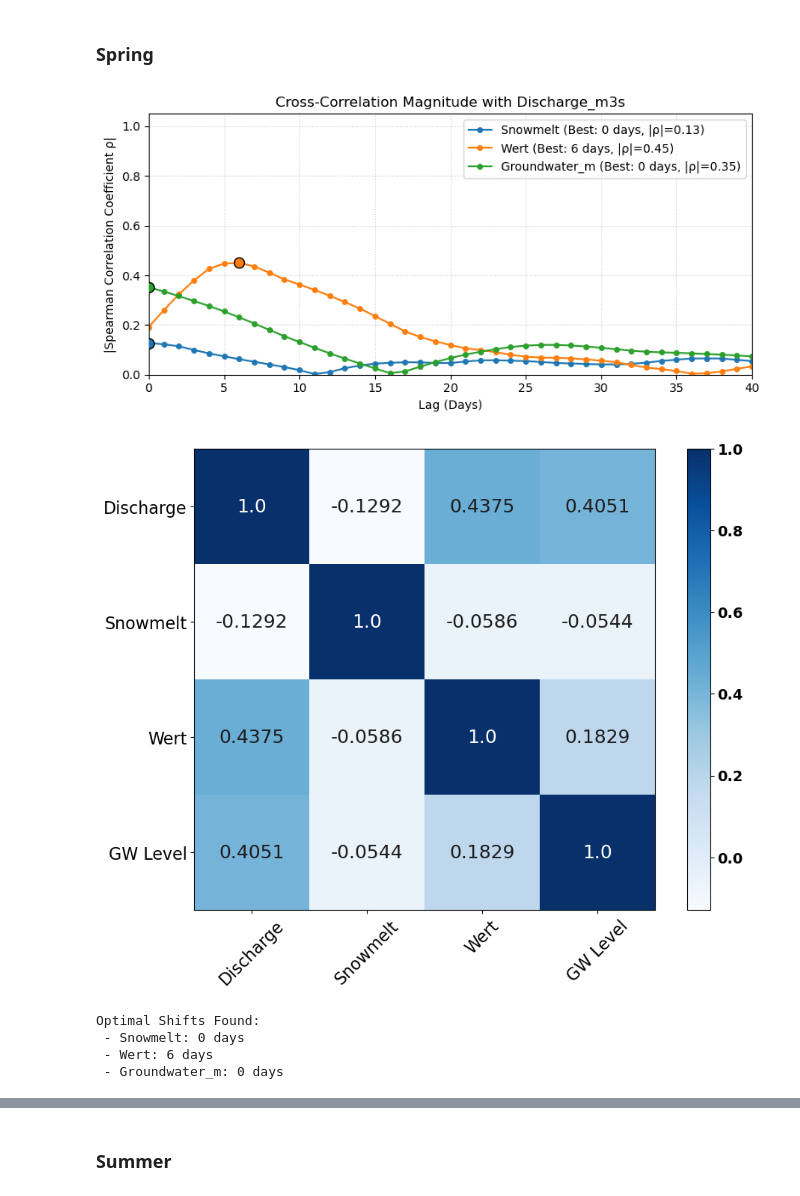
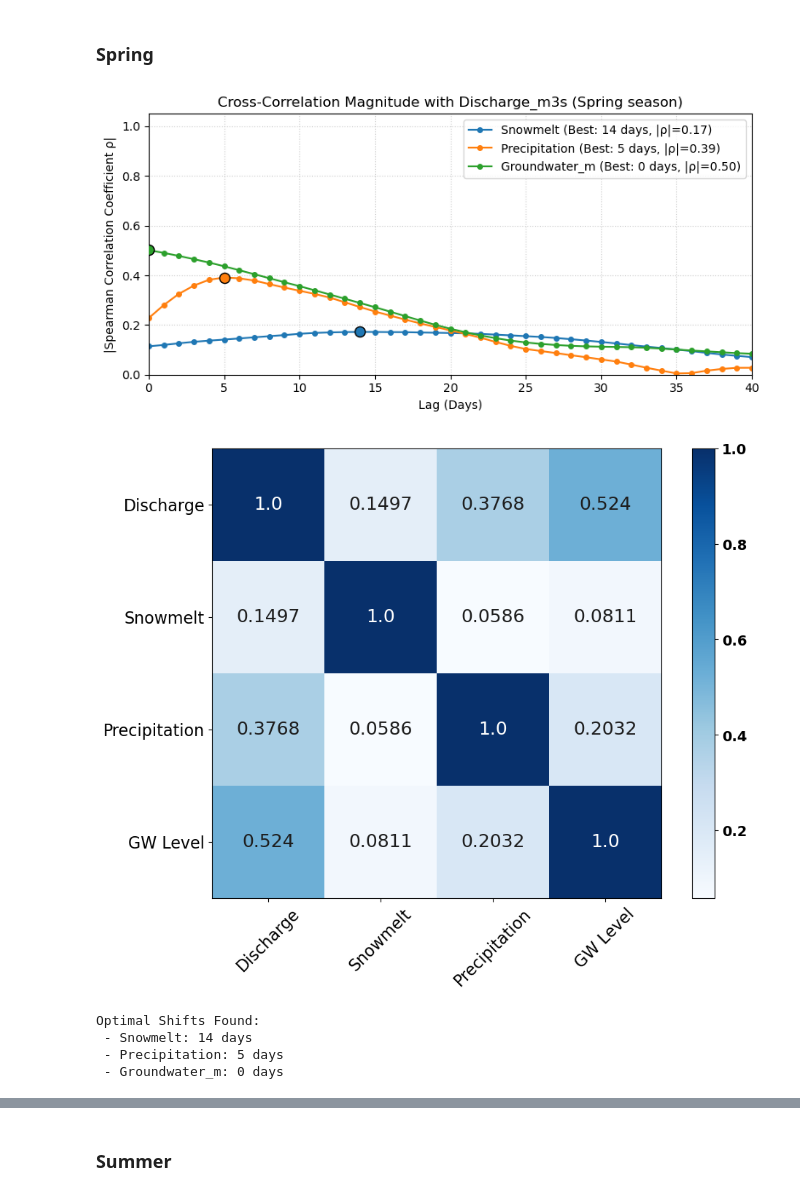
Before and after one commit to Loe-SS/MORE, a Jupyter notebook: NPBN_Analysis.ipynb, the cells around one changed output, grey strips where cells are left out. Cells and saved outputs as stored; diff of their text form; code cells hidden in the pictures.

```diff
--- a/NPBN_Analysis.ipynb
+++ b/NPBN_Analysis.ipynb
@@ -591,0 +574,10 @@ plt.show()
+# %%
+df_snowmelt['smlt'] = df_snowmelt['smlt'].rolling(window=5, min_periods=1).sum()
+s_snowmelt = get_clean_series(df_snowmelt, "Snowmelt")
+
+df_final_seasonality = pd.concat([s_discharge, s_snowmelt, s_precip_system_memory, s_ground], axis=1)
+df_final_seasonality = df_final_seasonality.rename(columns={'Wert': 'Precipitation'})
+df_final_seasonality = df_final_seasonality.sort_index()
+df_final_seasonality = df_final_seasonality.dropna()
+
+display(df_final_seasonality.head())
@@ -616,7 +608,7 @@ parents1[2] = [0]  # Precipitation is the parent of Discharge
 parents1[3] = [0]  # Groundwater is the parent of Discharge
 
 target_var = 'Discharge_m3s'
-parents = ['Snowmelt', 'Wert', 'Groundwater_m']
+parents = ['Snowmelt', 'Precipitation', 'Groundwater_m']
 
 plt.figure(figsize=(8, 4))
 
@@ -646,7 +638,7 @@ for col, lag in best_lags.items():
         pass
 
 df_shifted_seasonality = df_shifted_seasonality.dropna()
-plt.title(f'Cross-Correlation Magnitude with {target_var}')
+plt.title(f'Cross-Correlation Magnitude with {target_var} (Full year)')
 plt.xlabel('Lag (Days)')
 plt.ylabel('|Spearman Correlation Coefficient ρ|')
 plt.xlim(0, 40)
@@ -656,7 +648,7 @@ plt.legend()
 plt.tight_layout()
 plt.show
 
-R_BN_1_seasonality = bn_rankcorr(parents1, df_shifted_seasonality, var_names=['Discharge', 'Snowmelt', 'Wert', 'GW Level'], is_data=True, plot=True)
+R_BN_1_seasonality_full_year = bn_rankcorr(parents1, df_shifted_seasonality, var_names=['Discharge', 'Snowmelt', 'Precipitation', 'GW Level'], is_data=True, plot=True)
 
 print("Optimal Shifts Found:")
 for p, k in best_lags.items():
@@ -670 +662,6 @@ Optimal Shifts Found:
  - Groundwater_m: 0 days
+# %%
+data = df_final_seasonality
+unity_data = unity(data)
+# sns.pairplot(unity_data, height=1.5,plot_kws=dict(size=.1))
+M = cvm_statistic(data, plot=1, names=data.columns,fig_name='CvM')
@@ -670,0 +670,13 @@ Optimal Shifts Found:
+# %%
+#Transform data to standard normal and store it in a DataFrame
+standard_data = pd.DataFrame(sd_normal(data), columns=data.columns)
+
+#Compute pearson correlation matrix
+rho_N = np.corrcoef(standard_data, rowvar=False) # PEARSON!
+
+#Transform to rank correlation matrix
+R_N = 6 / np.pi * np.arcsin(rho_N / 2)
+
+R_e = stats.spearmanr(data)[0]
+
+display(standard_data.head())
@@ -728,10 +796,10 @@ Optimal Shifts Found:
 # %% [markdown]
 ### Spring
 # %%
-df_spring = df_final_seasonality[df_final_seasonality.index.month.isin([3, 4, 5])].copy()
+df_spring = df_final_seasonality[df_final_seasonality.index.month.isin([3, 4, 5, 6, 7])].copy()
 
 target_var = 'Discharge_m3s'
-parents = ['Snowmelt', 'Wert', 'Groundwater_m']
+parents = ['Snowmelt', 'Precipitation', 'Groundwater_m']
 
 plt.figure(figsize=(8, 4))
 
@@ -747,38 +815,38 @@ for parent in parents:
 
     p = plt.plot(lags, abs_corrs, marker='o', markersize=4,
                  label=f'{parent} (Best: {best_k} days, |ρ|={max_r:.2f})')
 
     color = p[0].get_color()
     plt.scatter(best_k, max_r, s=75, color=color, edgecolors='black', zorder=5)
 
 df_shifted_spring = df_spring.copy()
 for col, lag in best_lags.items():
     if lag > 0:
         new_name = f"{col}_lag{lag}"
         df_shifted_spring[col] = df_shifted_spring[col].shift(lag)
     else:
         pass
 
 df_shifted_spring = df_shifted_spring.dropna()
-plt.title(f'Cross-Correlation Magnitude with {target_var}')
+plt.title(f'Cross-Correlation Magnitude with {target_var} (Spring season)')
 plt.xlabel('Lag (Days)')
 plt.ylabel('|Spearman Correlation Coefficient ρ|')
 plt.xlim(0, 40)
 plt.ylim(0, 1.05)
 plt.grid(True, linestyle=':', alpha=0.6)
 plt.legend()
 plt.tight_layout()
 plt.show
 
-R_BN_1_seasonality = bn_rankcorr(parents1, df_shifted_spring, var_names=['Discharge', 'Snowmelt', 'Wert', 'GW Level'], is_data=True, plot=True)
+R_BN_1_seasonality_spring = bn_rankcorr(parents1, df_shifted_spring, var_names=['Discharge', 'Snowmelt', 'Precipitation', 'GW Level'], is_data=True, plot=True)
 
 print("Optimal Shifts Found:")
 for p, k in best_lags.items():
     print(f" - {p}: {k} days")
 # %% [output]
-[figure, old version]
+[figure, new version]
-[figure, old version]
+[figure, new version]
 Optimal Shifts Found:
- - Snowmelt: 0 days
- - Wert: 6 days
+ - Snowmelt: 14 days
+ - Precipitation: 5 days
  - Groundwater_m: 0 days
```
Also changed, not shown: parts of 27 cells of this notebook, 2 other files.
